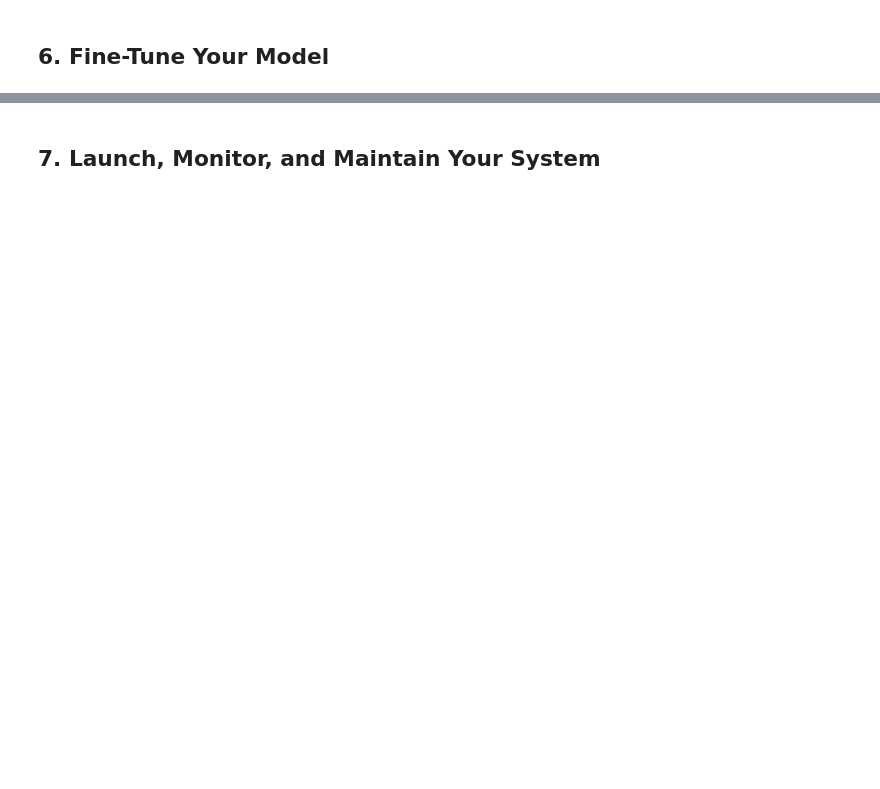
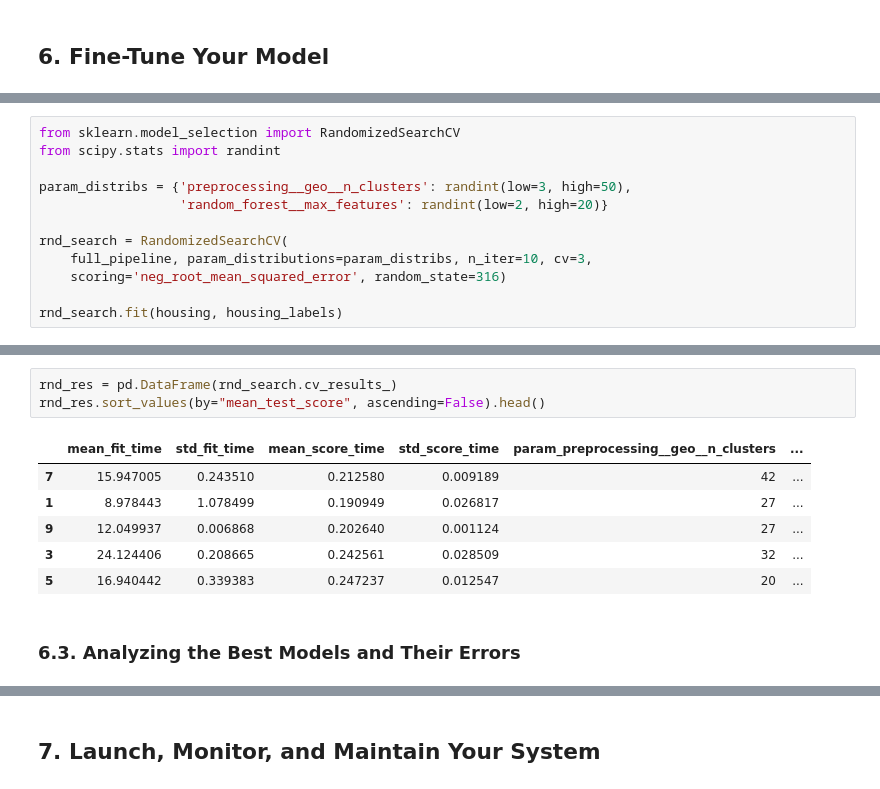
Before and after one commit to JinDai666/Hands-On-ML-Notes, a Jupyter notebook: ch02-end-to-end-ml-project/ch02_end-to-end-ml-project.ipynb, the cells around one changed output, grey strips where cells are left out. Saved outputs shown, nothing was run; the diff lists cells and outputs as text; blank space fills up the shorter version.

```diff
--- a/ch02-end-to-end-ml-project/ch02_end-to-end-ml-project.ipynb
+++ b/ch02-end-to-end-ml-project/ch02_end-to-end-ml-project.ipynb
@@ -690,0 +749,12 @@ dtype: float64
+# %%
+from sklearn.model_selection import RandomizedSearchCV
+from scipy.stats import randint
+
+param_distribs = {'preprocessing__geo__n_clusters': randint(low=3, high=50),
+                  'random_forest__max_features': randint(low=2, high=20)}
+
+rnd_search = RandomizedSearchCV(
+    full_pipeline, param_distributions=param_distribs, n_iter=10, cv=3,
+    scoring='neg_root_mean_squared_error', random_state=316)
+
+rnd_search.fit(housing, housing_labels)
@@ -690,0 +779,12 @@ dtype: float64
+# %%
+rnd_res = pd.DataFrame(rnd_search.cv_results_)
+rnd_res.sort_values(by="mean_test_score", ascending=False).head()
+# %% [output]
+|  | mean_fit_time | std_fit_time | mean_score_time | std_score_time | param_preprocessing__geo__n_clusters | ... |
+| 7 | 15.947005 | 0.243510 | 0.212580 | 0.009189 | 42 | ... |
+| 1 | 8.978443 | 1.078499 | 0.190949 | 0.026817 | 27 | ... |
+| 9 | 12.049937 | 0.006868 | 0.202640 | 0.001124 | 27 | ... |
+| 3 | 24.124406 | 0.208665 | 0.242561 | 0.028509 | 32 | ... |
+| 5 | 16.940442 | 0.339383 | 0.247237 | 0.012547 | 20 | ... |
+# %% [markdown]
+### 6.3. Analyzing the Best Models and Their Errors
```
Also changed, not shown: parts of 21 cells of this notebook.
